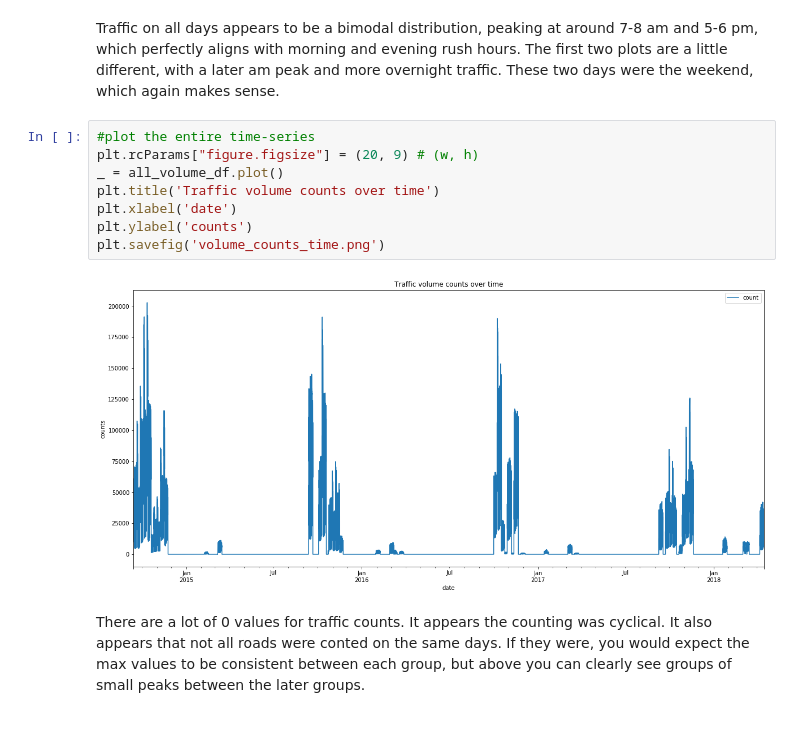
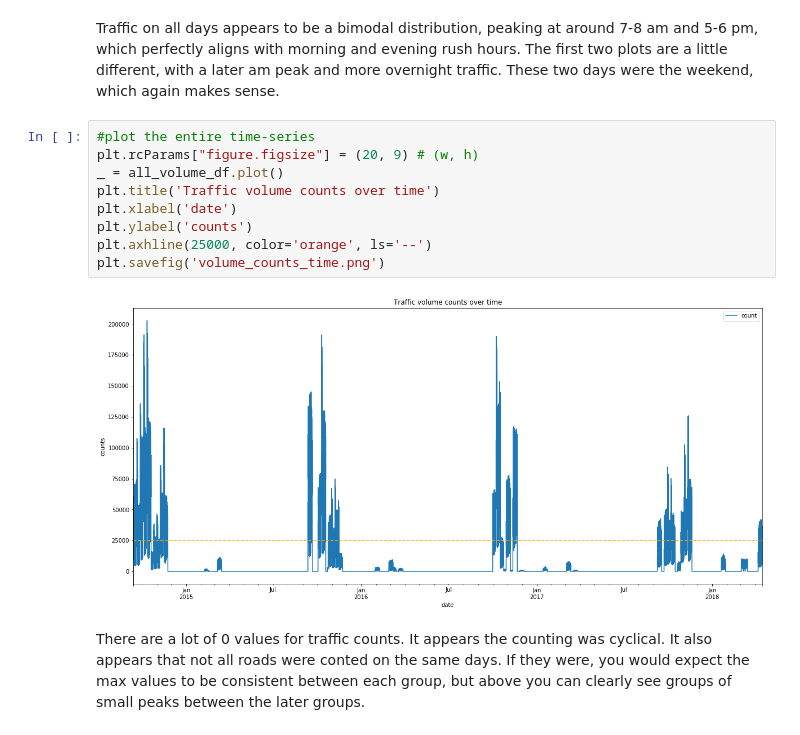
Before and after one commit to ghopping/Springboard_Capstone_1, a Jupyter notebook: GH_Capstone_1_volume.ipynb, the cells around one changed output. Drawn from its saved outputs; the diff is of its cells as text.

```diff
--- a/GH_Capstone_1_volume.ipynb
+++ b/GH_Capstone_1_volume.ipynb
@@ -372,13 +372,14 @@ Traffic on all days appears to be a bimodal distribution, peaking at around 7-8
 # %%
 #plot the entire time-series
 plt.rcParams["figure.figsize"] = (20, 9) # (w, h)
 _ = all_volume_df.plot()
 plt.title('Traffic volume counts over time')
 plt.xlabel('date')
 plt.ylabel('counts')
+plt.axhline(25000, color='orange', ls='--')
 plt.savefig('volume_counts_time.png')
 # %% [output]
-[figure, old version]
+[figure, new version]
 # %% [markdown]
 There are a lot of 0 values for traffic counts. It appears the counting was cyclical. It also appears that not all roads were conted on the same days. If they were, you would expect the max values to be consistent between each group, but above you can clearly see groups of small peaks between the later groups.
 # %%
```
Also changed, not shown: parts of 5 cells of this notebook, 9 other files.
